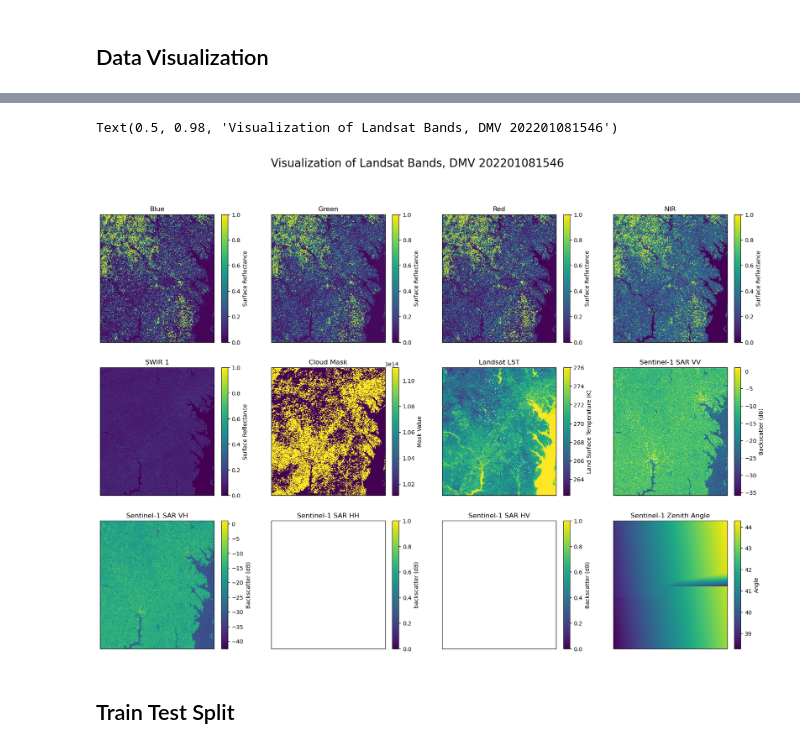
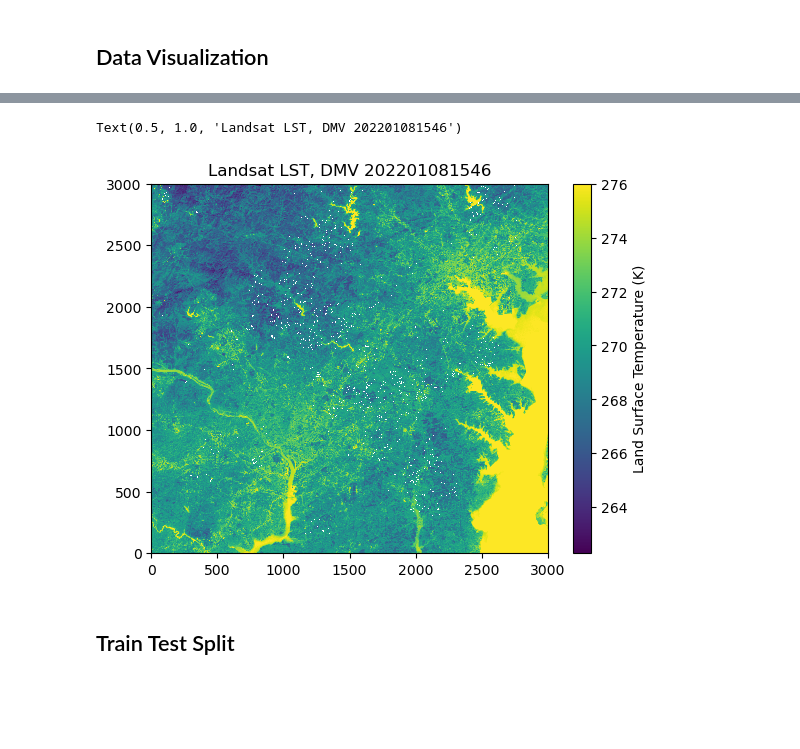
Before and after one commit to jstarfeldt/ML_UH_datasets, a Jupyter notebook: Jon_dataset_code/autoencoder.ipynb, the cells around one changed output, grey strips where cells are left out. Drawn from its saved outputs; the diff is of its cells as text; code cells hidden in the pictures; blank space fills up the shorter version.

```diff
--- a/Jon_dataset_code/autoencoder.ipynb
+++ b/Jon_dataset_code/autoencoder.ipynb
@@ -46,51 +45,12 @@ Attributes:
     scale_factor:   1.0
     add_offset:     0.0
 # %%
-fig, axs = plt.subplots(3, 4)
-fig.set_size_inches(21, 14)
-plt.setp(plt.gcf().get_axes(), xticks=[], yticks=[])
-
-cb = axs[0,0].pcolormesh(dsL['Landsat_blue_reflectance'], vmin=0, vmax=1)
-fig.colorbar(cb, ax=axs[0,0], label='Surface Reflectance', orientation='vertical')
-axs[0,0].set_title('Blue')
-cb = axs[0,1].pcolormesh(dsL['Landsat_green_reflectance'], vmin=0, vmax=1)
-fig.colorbar(cb, ax=axs[0,1], label='Surface Reflectance', orientation='vertical')
-axs[0,1].set_title('Green')
-cb = axs[0,2].pcolormesh(dsL['Landsat_red_reflectance'], vmin=0, vmax=1)
-fig.colorbar(cb, ax=axs[0,2], label='Surface Reflectance', orientation='vertical')
-axs[0,2].set_title('Red')
-cb = axs[0,3].pcolormesh(dsL['Landsat_NIR_reflectance'], vmin=0, vmax=1)
-fig.colorbar(cb, ax=axs[0,3], label='Surface Reflectance', orientation='vertical')
-axs[0,3].set_title('NIR')
-cb = axs[1,0].pcolormesh(dsL['Landsat_SWIR1_reflectance'], vmin=0, vmax=1)
-fig.colorbar(cb, ax=axs[1,0], label='Surface Reflectance', orientation='vertical')
-axs[1,0].set_title('SWIR 1')
-cb = axs[1,1].pcolormesh(dsL['Landsat_cloud_mask'].values.astype(np.int64), vmin=101111000010010, vmax=111010101100000)
-fig.colorbar(cb, ax=axs[1,1], label='Mask Value', orientation='vertical')
-axs[1,1].set_title('Cloud Mask')
-cb = axs[1,2].pcolormesh(dsL['Landsat_LST'], vmax=276)
-fig.colorbar(cb, ax=axs[1,2], label='Land Surface Temperature (K)', orientation='vertical')
-axs[1,2].set_title('Landsat LST')
-cb = axs[1,3].pcolormesh(dsL['Sentinel1_VV'], vmax=1)
-fig.colorbar(cb, ax=axs[1,3], label='Backscatter (dB)', orientation='vertical')
-axs[1,3].set_title('Sentinel-1 SAR VV')
-cb = axs[2,0].pcolormesh(dsL['Sentinel1_VH'], vmax=1)
-fig.colorbar(cb, ax=axs[2,0], label='Backscatter (dB)', orientation='vertical')
-axs[2,0].set_title('Sentinel-1 SAR VH')
-cb = axs[2,1].pcolormesh(dsL['Sentinel1_HH'], vmax=1)
-fig.colorbar(cb, ax=axs[2,1], label='backscatter (dB)', orientation='vertical')
-axs[2,1].set_title('Sentinel-1 SAR HH')
-cb = axs[2,2].pcolormesh(dsL['Sentinel1_HV'], vmax=1)
-fig.colorbar(cb, ax=axs[2,2], label='Backscatter (dB)', orientation='vertical')
-axs[2,2].set_title('Sentinel-1 SAR HV')
-cb = axs[2,3].pcolormesh(dsL['Sentinel1_angle'])
-fig.colorbar(cb, ax=axs[2,3], label='Angle', orientation='vertical')
-axs[2,3].set_title('Sentinel-1 Zenith Angle')
-
-fig.suptitle(f'Visualization of Landsat Bands, DMV 202201081546', fontsize=20)
+cb = plt.pcolormesh(dsL['Landsat_LST'], vmax=276)
+plt.colorbar(cb, label='Land Surface Temperature (K)', orientation='vertical')
+plt.title(f'Landsat LST, DMV 202201081546')
 # %% [output]
-Text(0.5, 0.98, 'Visualization of Landsat Bands, DMV 202201081546')
+Text(0.5, 1.0, 'Landsat LST, DMV 202201081546')
-[figure, old version]
+[figure, new version]
 # %% [markdown]
 ## Train Test Split
 # %%
```
Also changed, not shown: parts of 69 cells of this notebook.
